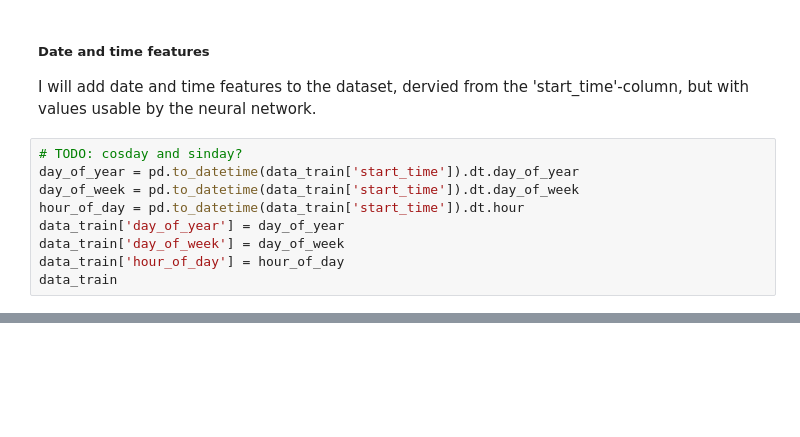
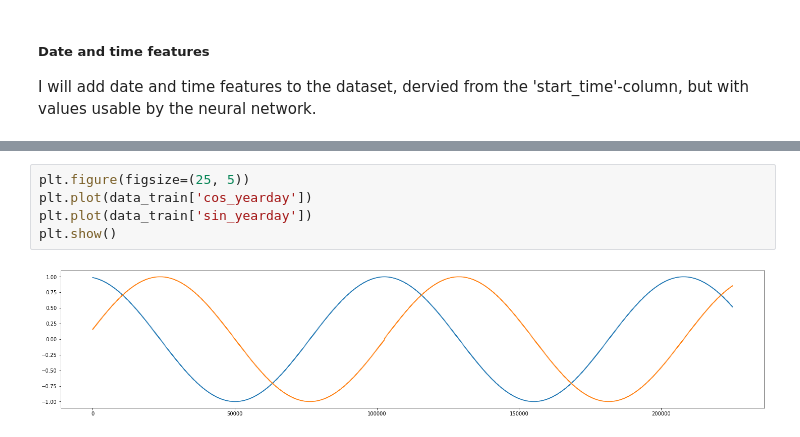
Before and after one commit to haakon8855/time-series-forecasting-RNN, a Jupyter notebook: eda.ipynb, the cells around one changed output, grey strips where cells are left out. Cells and saved outputs as stored; diff of their text form; blank space fills up the shorter version.

```diff
--- a/eda.ipynb
+++ b/eda.ipynb
@@ -99,12 +113,3 @@ data_train
 ##### Date and time features
 
 I will add date and time features to the dataset, dervied from the 'start_time'-column, but with values usable by the neural network.
-# %%
-# TODO: cosday and sinday?
-day_of_year = pd.to_datetime(data_train['start_time']).dt.day_of_year
-day_of_week = pd.to_datetime(data_train['start_time']).dt.day_of_week
-hour_of_day = pd.to_datetime(data_train['start_time']).dt.hour
-data_train['day_of_year'] = day_of_year
-data_train['day_of_week'] = day_of_week
-data_train['hour_of_day'] = hour_of_day
-data_train
@@ -124,0 +182,7 @@ data_train
+# %%
+plt.figure(figsize=(25, 5))
+plt.plot(data_train['cos_yearday'])
+plt.plot(data_train['sin_yearday'])
+plt.show()
+# %% [output]
+[figure, added]
```
Also changed, not shown: parts of 11 cells of this notebook.
